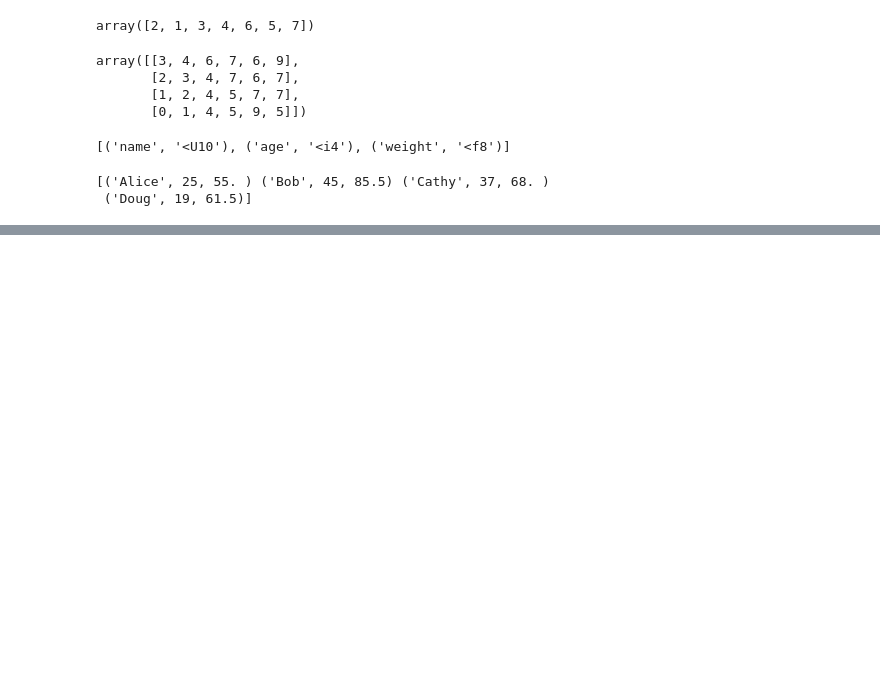
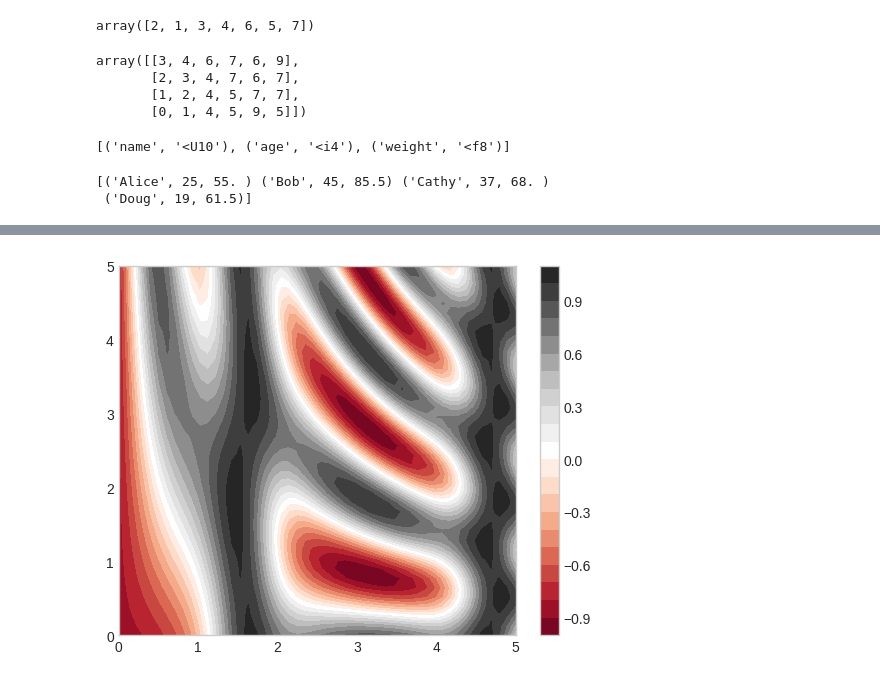
Before and after one commit to DCI-alxogm/ml2023-David-Nicolas364, a Jupyter notebook: Ago11-12/Tarea1.ipynb, the cells around one changed output, grey strips where cells are left out. Drawn from its saved outputs; the diff is of its cells as text; code cells hidden in the pictures; blank space fills up the shorter version.

```diff
--- a/Ago11-12/Tarea1.ipynb
+++ b/Ago11-12/Tarea1.ipynb
@@ -413,0 +758,6 @@ print(data)
+# %%
+#con countourf se llena la gráfica y coulorbar da una barra con valores de los colores
+plt.contourf(X, Y, Z, 20, cmap='RdGy')
+plt.colorbar();
+# %% [output]
+[figure, added]
```
Also changed, not shown: parts of 49 cells of this notebook.
